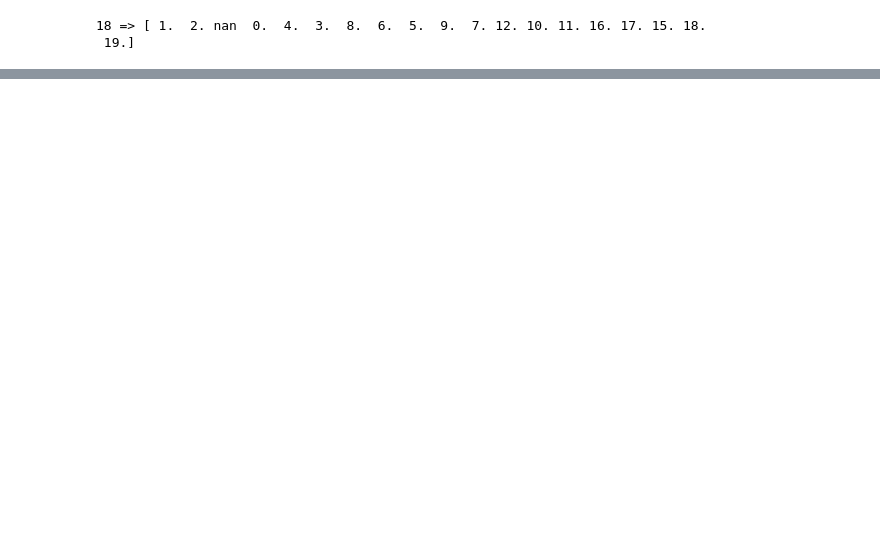
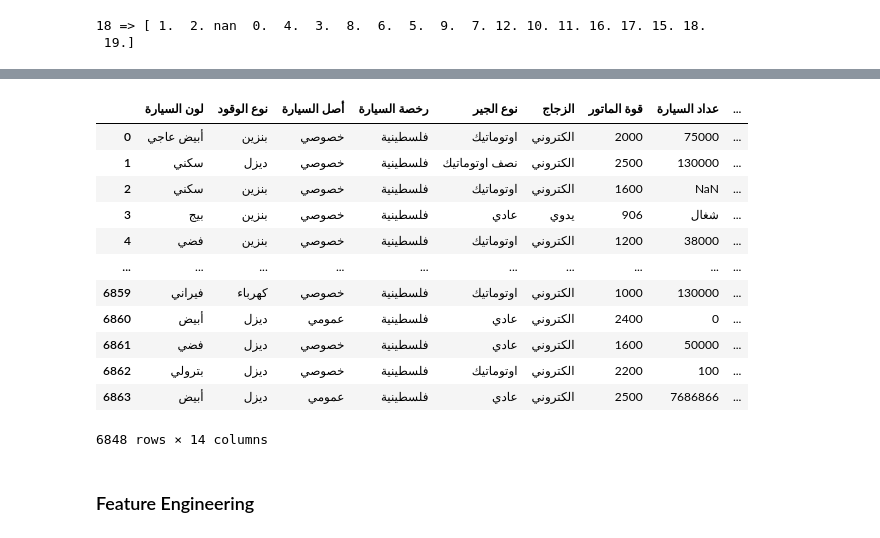
Before and after one commit to Reema-Khaseeb/car-price-prediction, a Jupyter notebook: car_price_prediction.ipynb, the cells around one changed output, grey strips where cells are left out. Saved outputs shown, nothing was run; the diff lists cells and outputs as text; code cells hidden in the pictures; blank space fills up the shorter version.

```diff
--- a/car_price_prediction.ipynb
+++ b/car_price_prediction.ipynb
@@ -441,0 +481,10 @@ print(f"{dataset['أصحاب سابقون'].nunique()} => {dataset['أصحاب
+# %%
+indices_values_to_delete = []
+for indx, sample in enumerate(dataset['عداد السيارة']):
+    if sample is not np.nan:
+        if sample.strip().isdigit():
+            dataset['عداد السيارة'].iloc[indx] = int(sample.strip())   # dataset['عداد السيارة'].replace('الف', 000)
+        else:
+            extract_num = re.sub(r'[^0-9]', '', sample)
+            if extract_num.isdigit():
+                dataset['عداد السيارة'].iloc[indx] = int(extract_num)
@@ -441,0 +529,4 @@ print(f"{dataset['أصحاب سابقون'].nunique()} => {dataset['أصحاب
+# %%
+model = KNNImputer(n_neighbors=3)
+after_imputation = model.fit_transform(dataset[['أصحاب سابقون', 'عدد الركاب']])
+after_imputation
@@ -441,0 +541,21 @@ print(f"{dataset['أصحاب سابقون'].nunique()} => {dataset['أصحاب
+# %%
+dataset['أصحاب سابقون'] = after_imputation[:,0]
+dataset['عدد الركاب'] = after_imputation[:,1]
+# %%
+dataset
+# %% [output]
+|  | لون السيارة | نوع الوقود | أصل السيارة | رخصة السيارة | نوع الجير | الزجاج | قوة الماتور | عداد السيارة | ... |
+| 0 | أبيض عاجي | بنزين | خصوصي | فلسطينية | اوتوماتيك | الكتروني | 2000 | 75000 | ... |
+| 1 | سكني | ديزل | خصوصي | فلسطينية | نصف اوتوماتيك | الكتروني | 2500 | 130000 | ... |
+| 2 | سكني | بنزين | خصوصي | فلسطينية | اوتوماتيك | الكتروني | 1600 | NaN | ... |
+| 3 | بيج | بنزين | خصوصي | فلسطينية | عادي | يدوي | 906 | شغال | ... |
+| 4 | فضي | بنزين | خصوصي | فلسطينية | اوتوماتيك | الكتروني | 1200 | 38000 | ... |
+| ... | ... | ... | ... | ... | ... | ... | ... | ... | ... |
+| 6859 | فيراني | كهرباء | خصوصي | فلسطينية | اوتوماتيك | الكتروني | 1000 | 130000 | ... |
+| 6860 | أبيض | ديزل | عمومي | فلسطينية | عادي | الكتروني | 2400 | 0 | ... |
+| 6861 | فضي | ديزل | خصوصي | فلسطينية | عادي | الكتروني | 1600 | 50000 | ... |
+| 6862 | بترولي | ديزل | خصوصي | فلسطينية | اوتوماتيك | الكتروني | 2200 | 100 | ... |
+| 6863 | أبيض | ديزل | عمومي | فلسطينية | عادي | الكتروني | 2500 | 7686866 | ... |
+6848 rows × 14 columns
+# %% [markdown]
+### Feature Engineering
```
Also changed, not shown: parts of 49 cells of this notebook.
